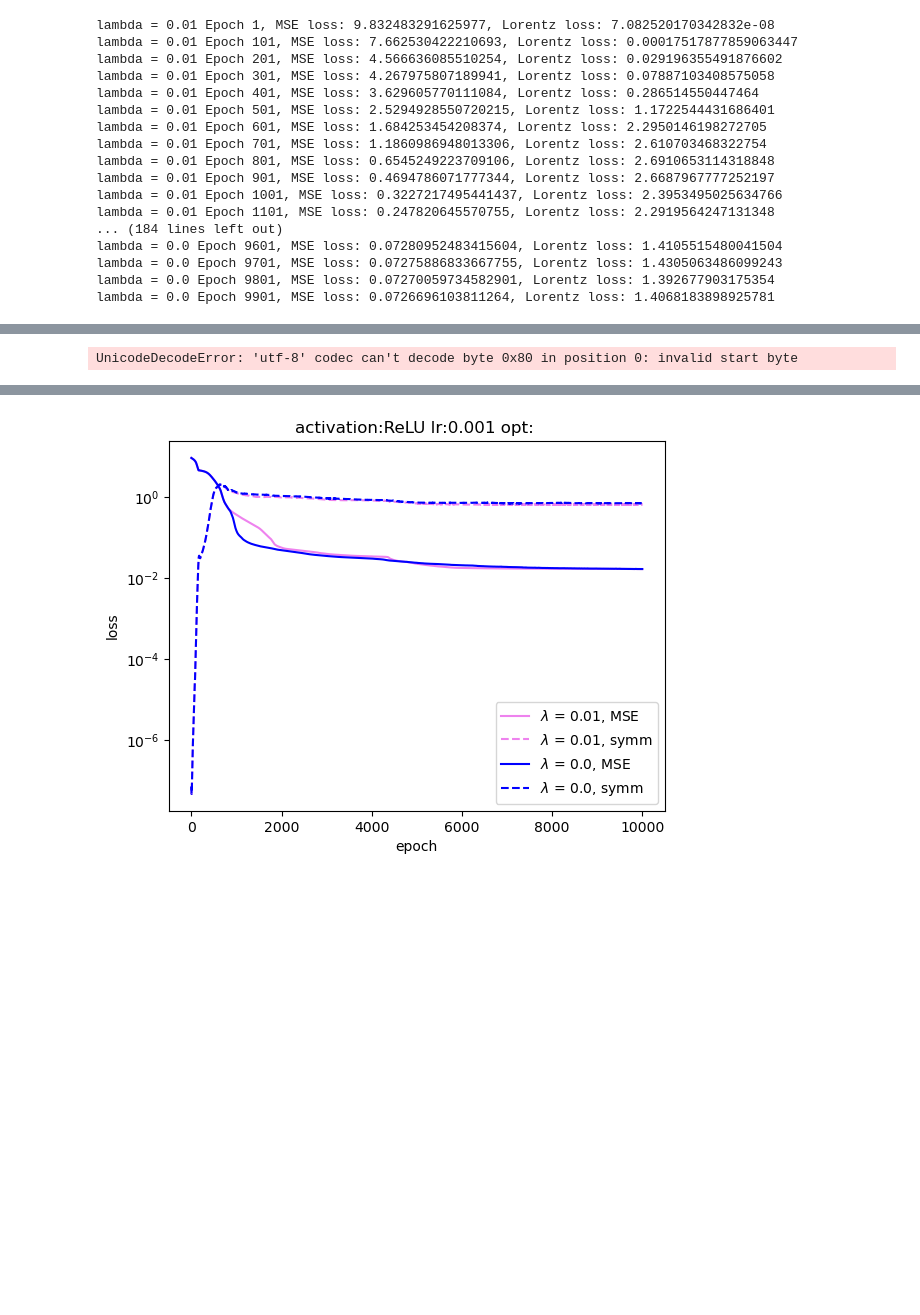
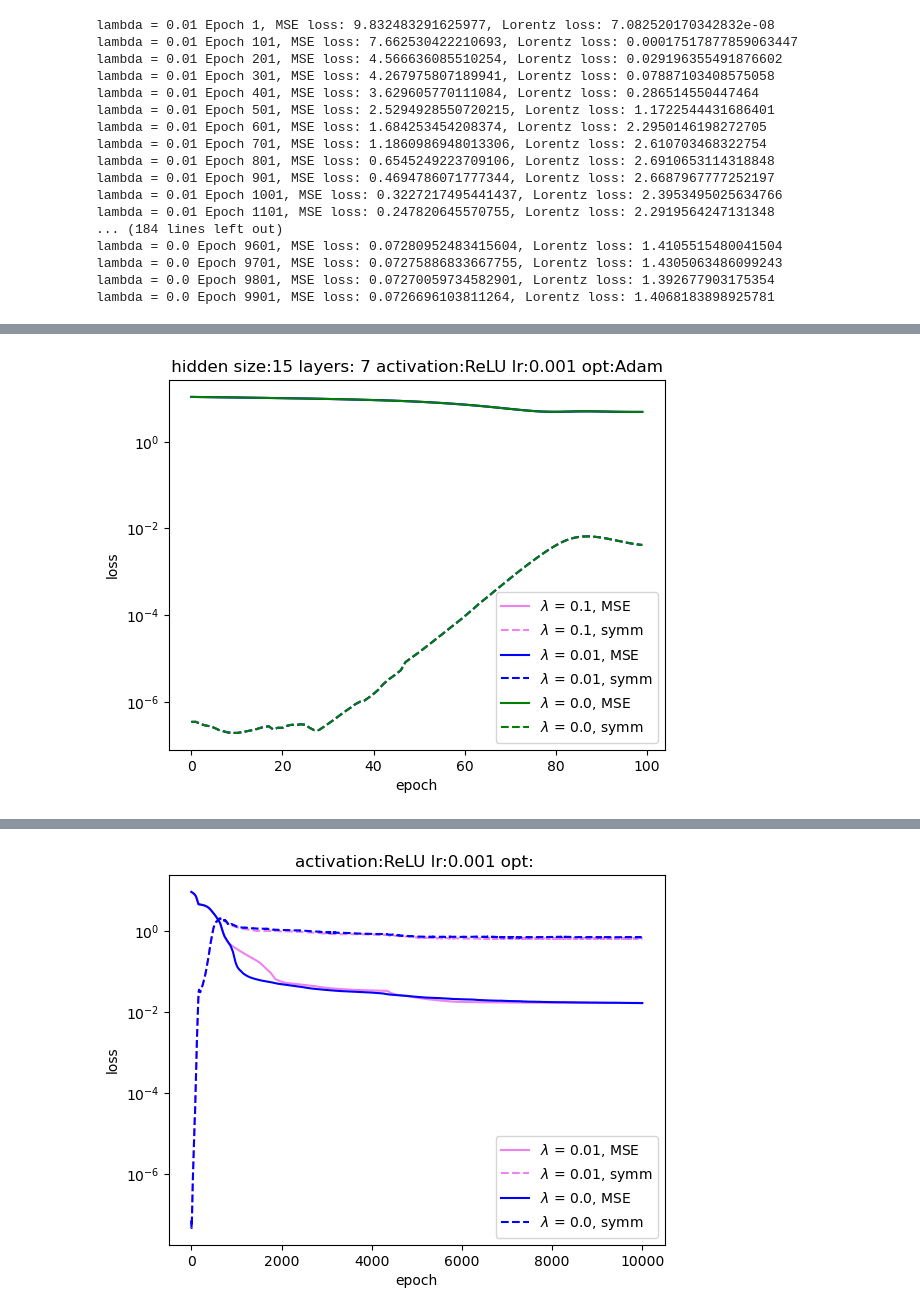
Before and after one commit to Nadav-out/SymLoss, a Jupyter notebook: Inbar/Lorentz_symm_defs.ipynb, the cells around one changed output, grey strips where cells are left out. Drawn from its saved outputs; the diff is of its cells as text; code cells hidden in the pictures; blank space fills up the shorter version.

```diff
--- a/Inbar/Lorentz_symm_defs.ipynb
+++ b/Inbar/Lorentz_symm_defs.ipynb
@@ -211,6 +213,7 @@ class symm_net_train():
 
         self.dataset_seed = 0
         self.train_seed = 0
+        self.N = 0
 
     def Lorentz_myfun(input):
         m2 = torch.einsum("... i, ij, ...j -> ...",input, torch.diag(torch.tensor([1.00,-1.00,-1.00,-1.00])), input)
@@ -219,6 +222,7 @@ class symm_net_train():
 
     def prepare_dataset(self, N = 1000, dinput = 4, norm = 1, true_func = Lorentz_myfun, batch_size="all", shuffle=False, seed = 98235):
 
+        self.N = N
         self.dataset_seed = seed
         np.random.seed(seed)
         torch.manual_seed(seed)
@@ -238,7 +242,7 @@ class symm_net_train():
         self.train_labels = train_labels
         self.train_loader = DataLoader(train_dataset, batch_size=batch_size, shuffle=shuffle)
 
-    def set_model(self,gens_list=gens_Lorentz,input_size = 4,init = "rand",equiv="False",rand="False",freeze = "False", activation = "ReLU",skip="False"):
+    def set_model(self,gens_list=gens_Lorentz,input_size = 4,init = "rand",equiv="False",rand="False",freeze = "False", activation = "ReLU",skip="False", hidden_size=10, n_hidden_layers=3):
         self.init = init
         self.equiv = equiv
         self.rand=rand
@@ -246,6 +250,8 @@ class symm_net_train():
         self.activation = activation
         self.skip=skip
         self.input_size = input_size
+        self.hidden_size = hidden_size
+        self.n_hidden_layers = n_hidden_layers
 
     def run_training(self,train_loader,nepochs = 1000,lam_vec = [0.0],seed = 98235, lr = 1e-3, opt = "Adam"):
         lam = lam_vec
@@ -272,8 +278,8 @@ class symm_net_train():
 
             np.random.seed(seed)
             torch.manual_seed(seed)
-            self.prepare_dataset()
-            modelLorentz_symm = genNet(input_size = self.input_size, init = self.init ,equiv=self.equiv,rand=self.rand,freeze = self.freeze,activation = self.activation, skip = self.skip)
+            #self.prepare_dataset()
+            modelLorentz_symm = genNet(input_size = self.input_size, init = self.init ,equiv=self.equiv,rand=self.rand,freeze = self.freeze,activation = self.activation, skip = self.skip, n_hidden_layers = self.n_hidden_layers, hidden_size = self.hidden_size)
 
             model = modelLorentz_symm.to(devicef)
 
@@ -345,7 +351,7 @@ class analysis_trained(symm_net_train):
 
 
     def title(self):
-        text = f"activation:{self.activation} lr:{self.lr} opt: "
+        text = f" hidden size:{self.hidden_size} layers: {self.n_hidden_layers} activation:{self.activation} lr:{self.lr} opt:{self.opt} "
         if self.equiv== "True":
             text=f"{text} bi-linear layer"
             if self.skip =="True":
@@ -526,8 +529,10 @@ anet_check_small =  analysis_trained()
 anet_check_small.get_trained(symm_net_check)
 anet_check_small.title()
 anet_check_small.save_trained()
+# %%
+anet_check_small.plot_losses()
+# %% [output]
+[figure, added]
 # %%
-with open("./storage/activation_ReLU_lr_0.001_opt__data_seed_98235_train_seed_8142.pkl") as f:
+with open(f"./storage/activation_ReLU_lr_0.001_opt__data_seed_{seed_data}_train_seed_{seed_train}.pkl","rb") as f:
     a = pickle.load(f)
-# %% [output]
-UnicodeDecodeError: 'utf-8' codec can't decode byte 0x80 in position 0: invalid start byte
```
Also changed, not shown: parts of 5 cells of this notebook.
